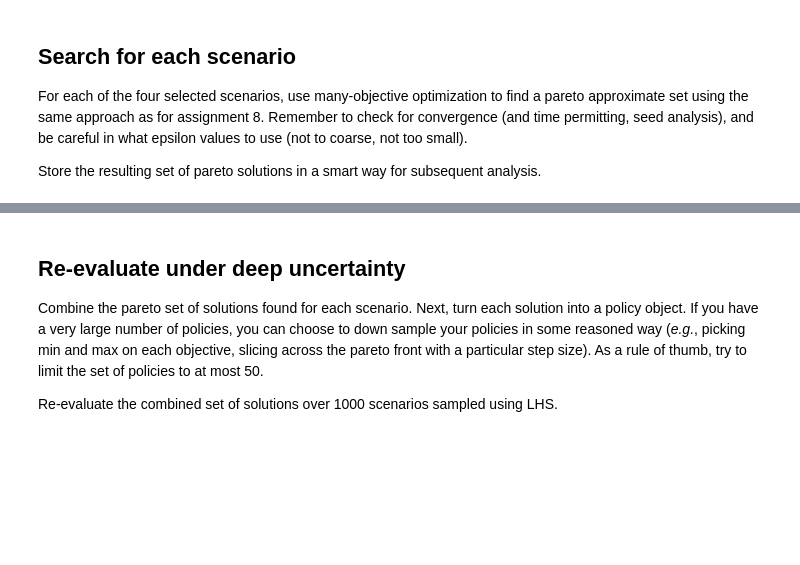
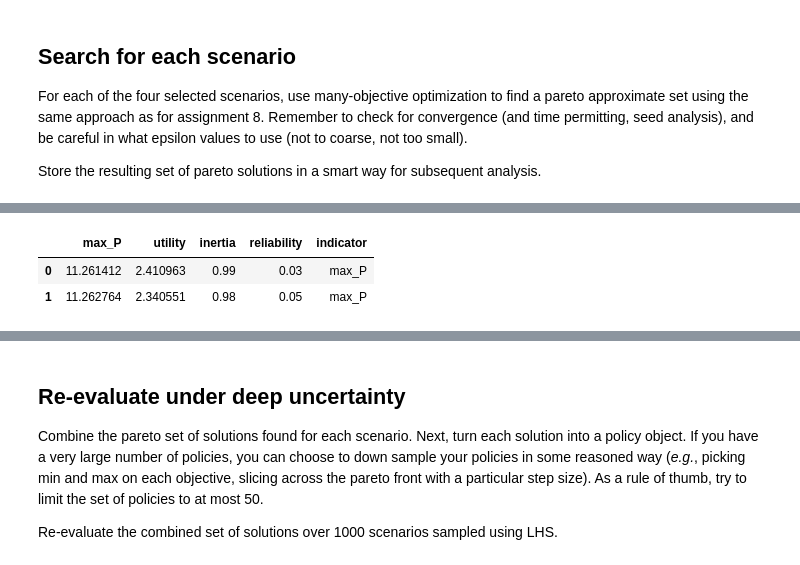
Before and after one commit to lnicoletti/EPA1361-G21, a Jupyter notebook: epa1361_open/Week 5-6 - robustness and direct search/assignment 9 - multi-scenario MORDM.ipynb, the cells around one changed output, grey strips where cells are left out. Cells and saved outputs as stored; diff of their text form; code cells hidden in the pictures; blank space fills up the shorter version.

```diff
--- a/epa1361_open/Week 5-6 - robustness and direct search/assignment 9 - multi-scenario MORDM.ipynb
+++ b/epa1361_open/Week 5-6 - robustness and direct search/assignment 9 - multi-scenario MORDM.ipynb
@@ -137,3 +201,9 @@ with MultiprocessingEvaluator(lake_m) as evaluator:
+# %%
+results_all[0][0].iloc[:, 5:]
+# %% [output]
+|  | max_P | utility | inertia | reliability | indicator |
+| 0 | 11.261412 | 2.410963 | 0.99 | 0.03 | max_P |
+| 1 | 11.262764 | 2.340551 | 0.98 | 0.05 | max_P |
 # %%
 results_all = [results0, results1, results2, results3]
 
```
Also changed, not shown: parts of 17 cells of this notebook, 4 other files.
